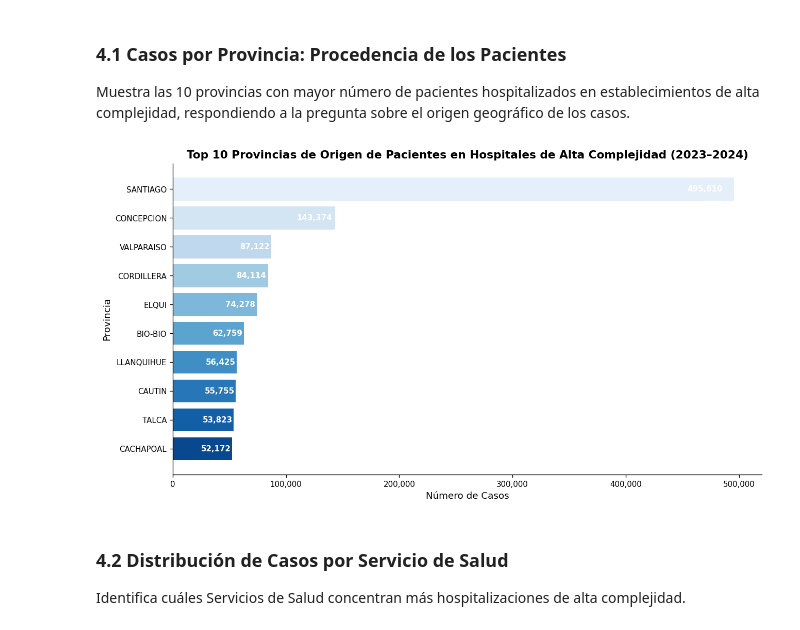
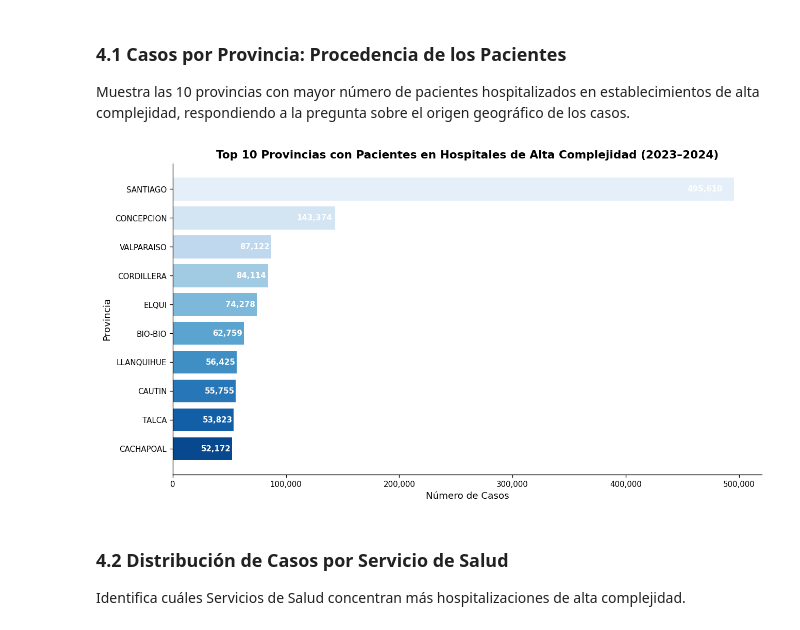
Before and after one commit to thenoeyedgirl/proyecto-GRD-Fonasa, a Jupyter notebook: Analisis_Grupo_5_v2.ipynb, the cells around one changed output. Saved outputs shown, nothing was run; the diff lists cells and outputs as text; code cells hidden in the pictures.

```diff
--- a/Analisis_Grupo_5_v2.ipynb
+++ b/Analisis_Grupo_5_v2.ipynb
@@ -168,6 +169,10 @@ GRD_ALTA["IR_29301_PESO"] = (
 GRD_ALTA["IR_29301_PESO"]      = pd.to_numeric(GRD_ALTA["IR_29301_PESO"])
 GRD_ALTA["IR_29301_SEVERIDAD"] = GRD_ALTA["IR_29301_SEVERIDAD"].fillna(1).astype(int)
 GRD_ALTA["COMUNA_PAC"] = GRD_ALTA["COMUNA_PAC"].replace({"COIHAIQUE" : "COYHAIQUE"})
+proc_cols = [c for c in GRD_ALTA.columns if c.startswith('PROCEDIMIENTO')]
+diag_cols = [c for c in GRD_ALTA.columns if c.startswith('DIAGNOSTICO')]
+GRD_ALTA['N_PROCEDIMIENTOS'] = GRD_ALTA[proc_cols].notna().sum(axis=1)
+GRD_ALTA['N_DIAGNOSTICOS']   = GRD_ALTA[diag_cols].notna().sum(axis=1)
 print(f"GRD_ALTA total: {len(GRD_ALTA):,} registros")
 # %% [output]
 GRD_ALTA total: 1,987,858 registros
@@ -331,25 +336,25 @@ origen geográfico de los casos.
 # %%
 top_provincias = GRD_ALTA["PROVINCIA"].value_counts().head(10)
 
 fig, ax = plt.subplots(figsize=(11, 6))
 bars = ax.barh(
     top_provincias.index[::-1],
     top_provincias.values[::-1],
     color=sns.color_palette(PALETTE, 10)
 )
 for bar, val in zip(bars, top_provincias.values[::-1]):
     ax.text(bar.get_width() * 0.98, bar.get_y() + bar.get_height() / 2,
             f"{val:,.0f}", va="center", ha="right", color="white", fontweight="bold", fontsize=9)
-ax.set_title("Top 10 Provincias de Origen de Pacientes en Hospitales de Alta Complejidad (2023–2024)",
+ax.set_title("Top 10 Provincias con Pacientes en Hospitales de Alta Complejidad (2023–2024)",
              fontweight="bold")
 ax.set_xlabel("Número de Casos")
 ax.set_ylabel("Provincia")
 ax.xaxis.set_major_formatter(mticker.FuncFormatter(lambda x, _: f"{int(x):,}"))
 ax.spines[["top", "right"]].set_visible(False)
 plt.tight_layout()
 plt.show()
 # %% [output]
-[figure, old version]
+[figure, new version]
 # %% [markdown]
 ### 4.2 Distribución de Casos por Servicio de Salud
 
```
Also changed, not shown: parts of 11 cells of this notebook.
